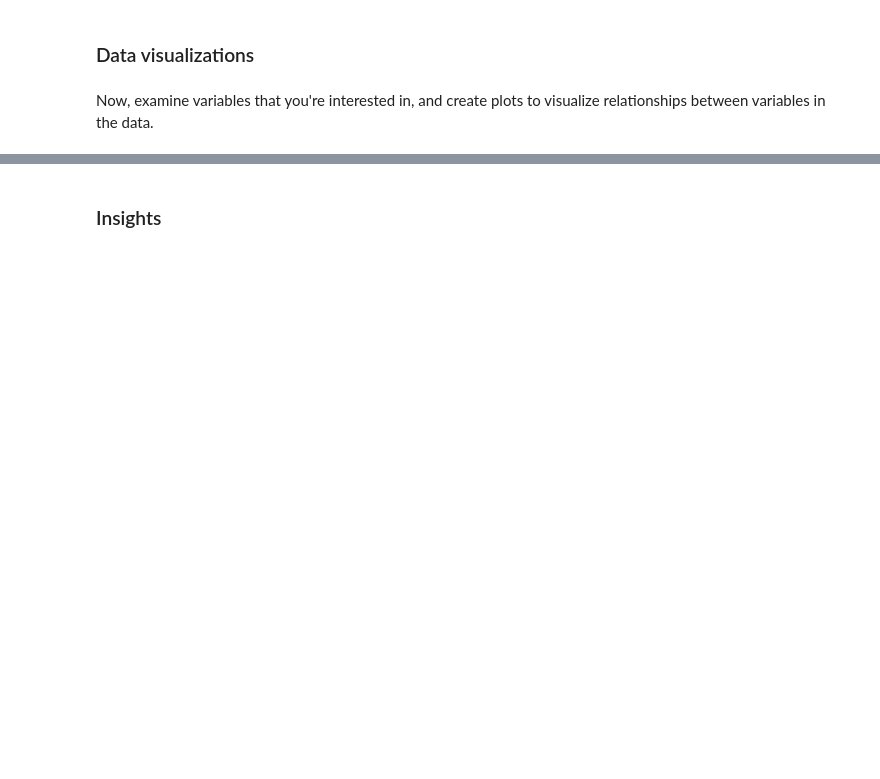
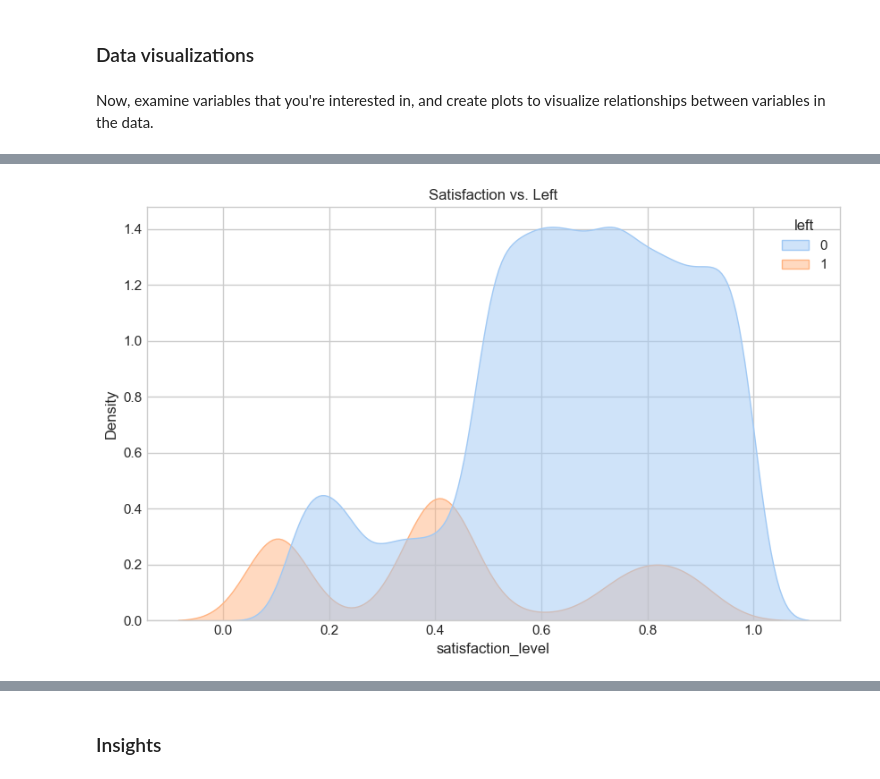
Before and after one commit to cyberbunny2077/Data-Science, a Jupyter notebook: Project_7_Salifort/Project_7_Salifort_Motors_Regression.ipynb, the cells around one changed output, grey strips where cells are left out. Saved outputs shown, nothing was run; the diff lists cells and outputs as text; code cells hidden in the pictures; blank space fills up the shorter version.

```diff
--- a/Project_7_Salifort/Project_7_Salifort_Motors_Regression.ipynb
+++ b/Project_7_Salifort/Project_7_Salifort_Motors_Regression.ipynb
@@ -291,0 +375,8 @@ Now, examine variables that you're interested in, and create plots to visualize
+# %%
+# Create a plot as needed
+plt.figure(figsize=(10, 6))
+sns.kdeplot(data=df0, x='satisfaction_level', hue='left', fill=True, alpha=0.5)
+plt.title('Satisfaction vs. Left')
+plt.show()
+# %% [output]
+[figure, added]
```
Also changed, not shown: parts of 36 cells of this notebook.
